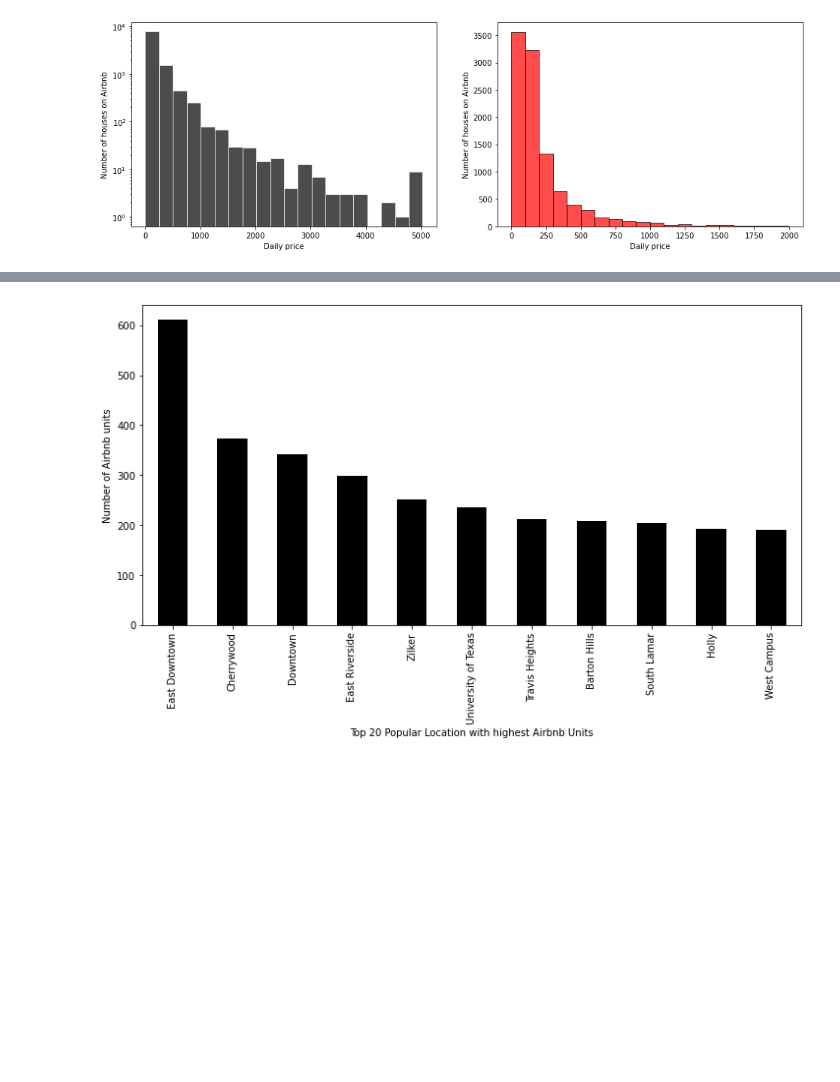
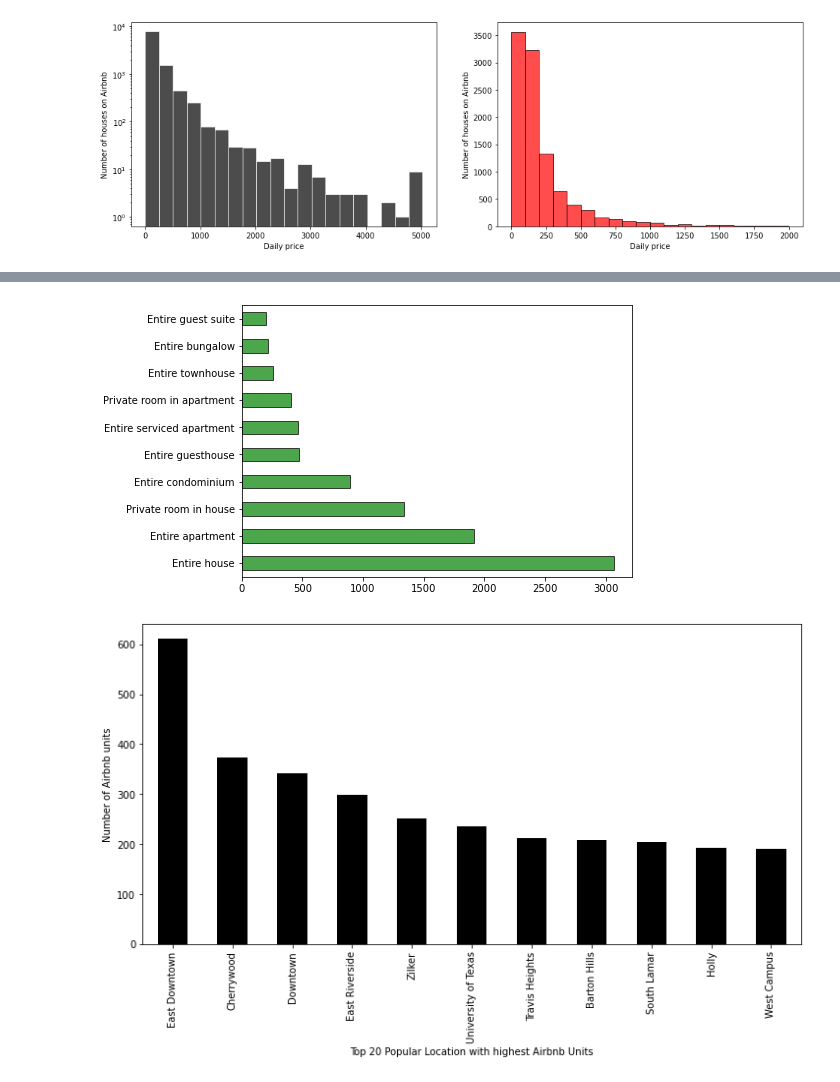
Before and after one commit to aabouie/Capstone_2, a Jupyter notebook: EDA_ML.ipynb, the cells around one changed output, grey strips where cells are left out. Saved outputs shown, nothing was run; the diff lists cells and outputs as text; code cells hidden in the pictures; blank space fills up the shorter version.

```diff
--- a/EDA_ML.ipynb
+++ b/EDA_ML.ipynb
@@ -94,3 +111,8 @@ ax = df_listing.room_type.value_counts().plot(kind='bar',color='g',alpha=0.7,edg
+# %%
+fig,ax = plt.subplots(figsize=(7,5))
+df_listing.property_type.value_counts()[:10].plot(kind='barh',color='g',alpha=0.7,edgecolor='k');
+# %% [output]
+[figure, added]
 # %%
 #df_listing.info()
 # %%
```
Also changed, not shown: parts of 29 cells of this notebook.
